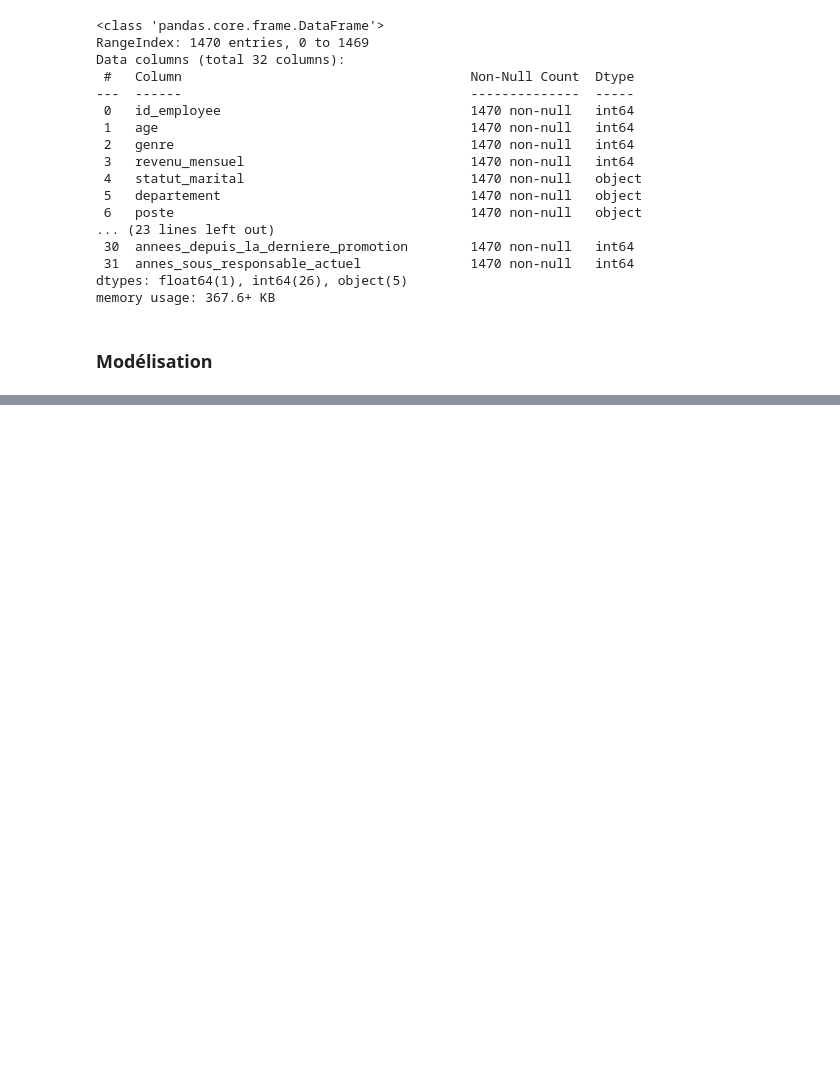
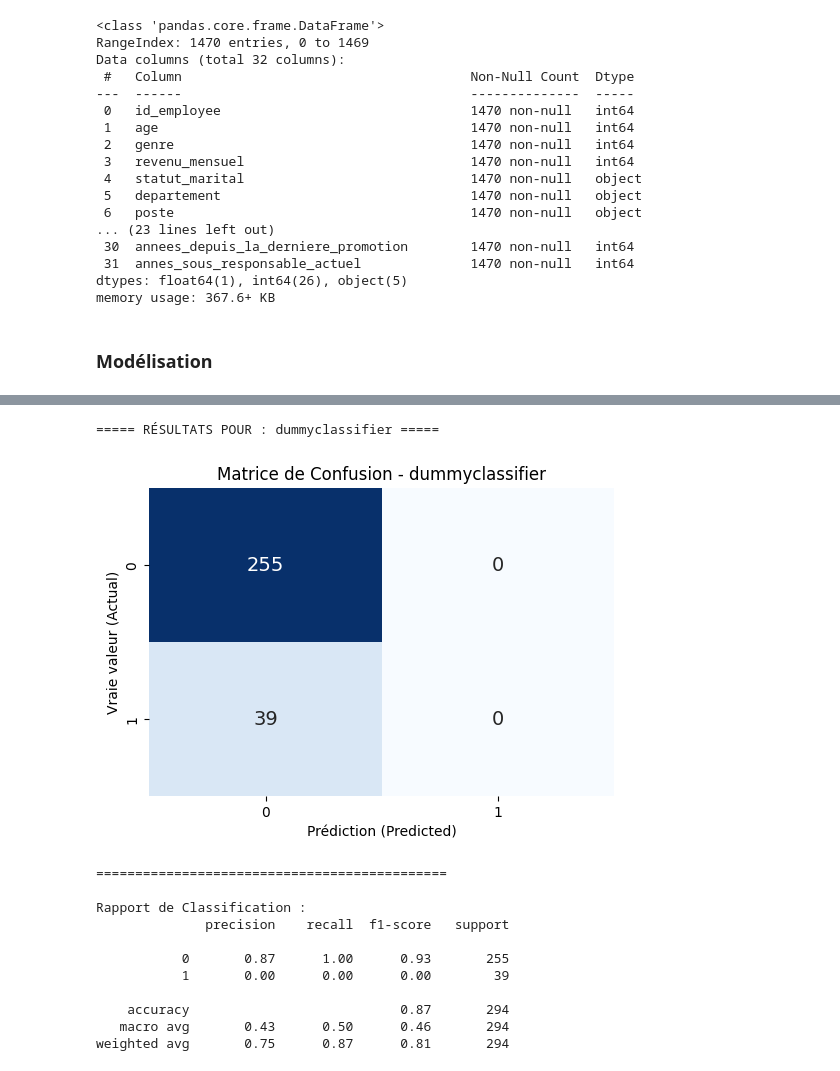
Before and after one commit to Soct/formation_OC, a Jupyter notebook: projet_4/test.ipynb, the cells around one changed output, grey strips where cells are left out. Saved outputs shown, nothing was run; the diff lists cells and outputs as text; code cells hidden in the pictures; blank space fills up the shorter version.

```diff
--- a/projet_4/test.ipynb
+++ b/projet_4/test.ipynb
@@ -303,0 +302,16 @@ weighted avg       0.87      0.88      0.83       294
+# %%
+y_test_actual, y_pred_actual = modele_classification(df, 'a_quitte_l_entreprise', 'dummyclassifier')
+# %% [output]
+===== RÉSULTATS POUR : dummyclassifier =====
+[figure, added]
+=============================================
+
+Rapport de Classification :
+              precision    recall  f1-score   support
+
+           0       0.87      1.00      0.93       255
+           1       0.00      0.00      0.00        39
+
+    accuracy                           0.87       294
+   macro avg       0.43      0.50      0.46       294
+weighted avg       0.75      0.87      0.81       294
```
Also changed, not shown: parts of 9 cells of this notebook, 3 other files.
